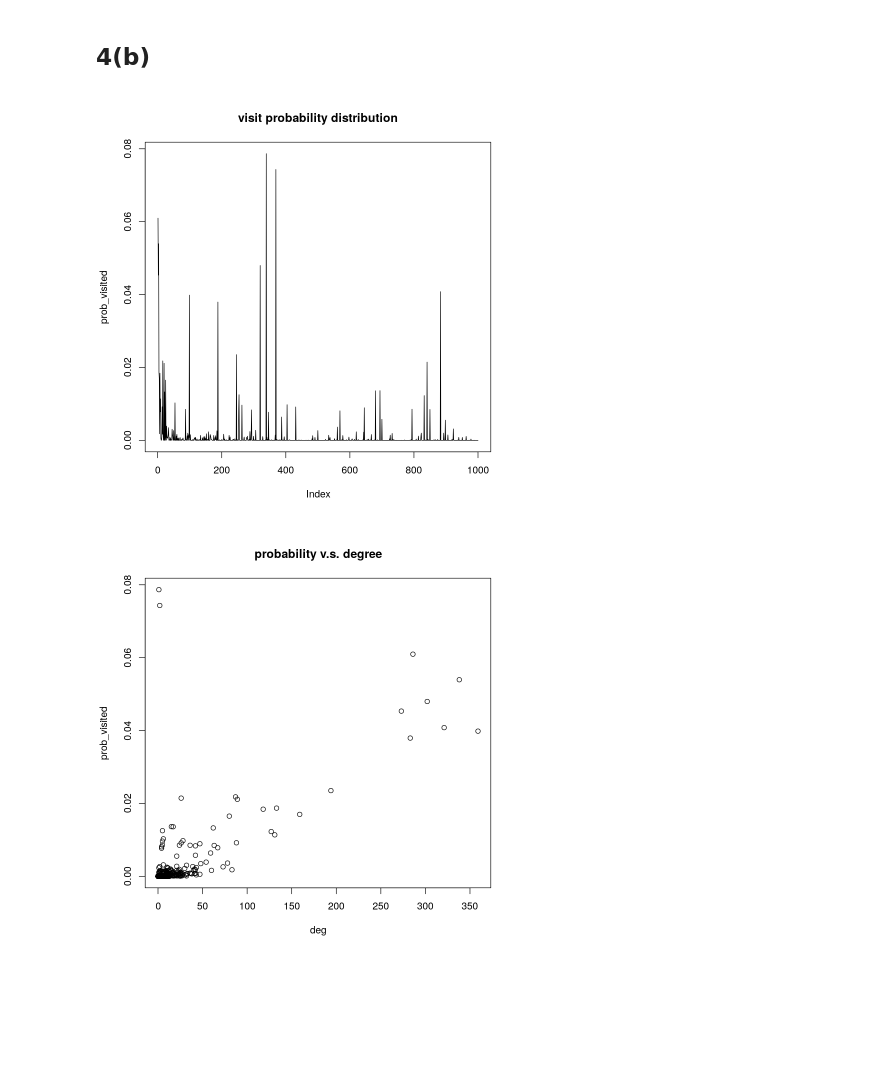
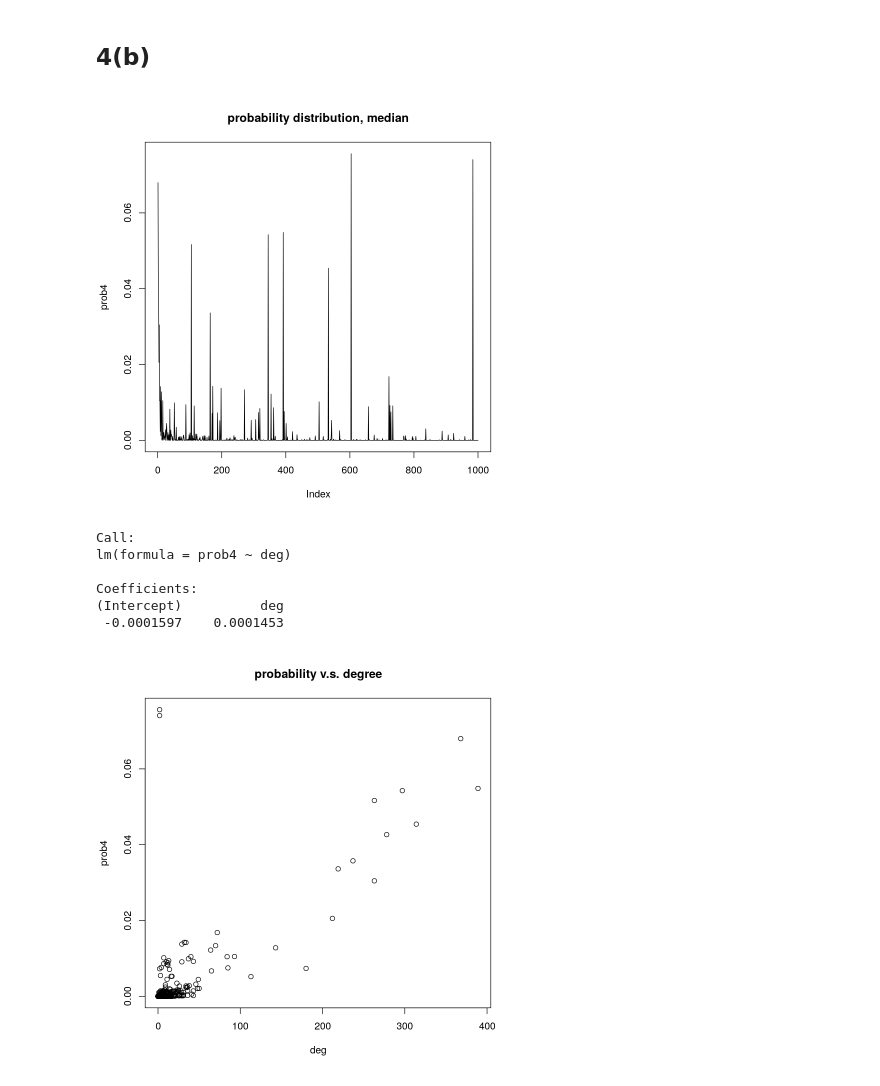
Before and after one commit to MaggieX/Large_Scale_Social_Complex_Network, a Jupyter notebook: Project1/Project 1_PageRank.ipynb, the cells around one changed output. Cells and saved outputs as stored; diff of their text form; code cells hidden in the pictures; blank space fills up the shorter version.

```diff
--- a/Project1/Project 1_PageRank.ipynb
+++ b/Project1/Project 1_PageRank.ipynb
@@ -152,11 +152,13 @@ evaluation = function(g, num_iter, num_steps, transition_matrix=NULL,
     }
 
     prob_visited = num_visited/rep(num_steps*num_iter, vcount(g))
-    deg = degree(g, mode='in')
-    plot(prob_visited, type='l', main='visit probability distribution')
-    plot(deg, prob_visited, main='probability v.s. degree')
+    return(prob_visited)
+#     deg = degree(g, mode='in')
+#     plot(prob_visited, type='l', main='visit probability distribution')
+#     plot(deg, prob_visited, main='probability v.s. degree')
 }
 # %%
 tm = create_transition_matrix(gg)
-plot(degree(gg, mode='in'), type='l', main='degree distribution')
+deg = degree(gg, mode='in')
+plot(deg, type='l', main='in-degree distribution')
 # %% [output]
@@ -188,7 +220,17 @@ evaluation(gg, 100, 500, tm, 0.15, 'personalized')
 # %%
 # 4(b) perform random walk on merged network
 # with teleportation to nodes with median pagerank
-evaluation(gg, 100, 500, tm, 0.15, 'median')
+prob4 = evaluation(gg, 100, 500, tm, 0.15, 'median')
+plot(prob4, type='l', main='probability distribution, median')
+plot(deg, prob4, main='probability v.s. degree')
+
+lm(prob4 ~ deg)
 # %% [output]
-[figure, old version]
+[figure, new version]
+Call:
+lm(formula = prob4 ~ deg)
+
+Coefficients:
+(Intercept)          deg
+ -0.0001597    0.0001453
-[figure, old version]
+[figure, new version]
```
Also changed, not shown: parts of 7 cells of this notebook.
